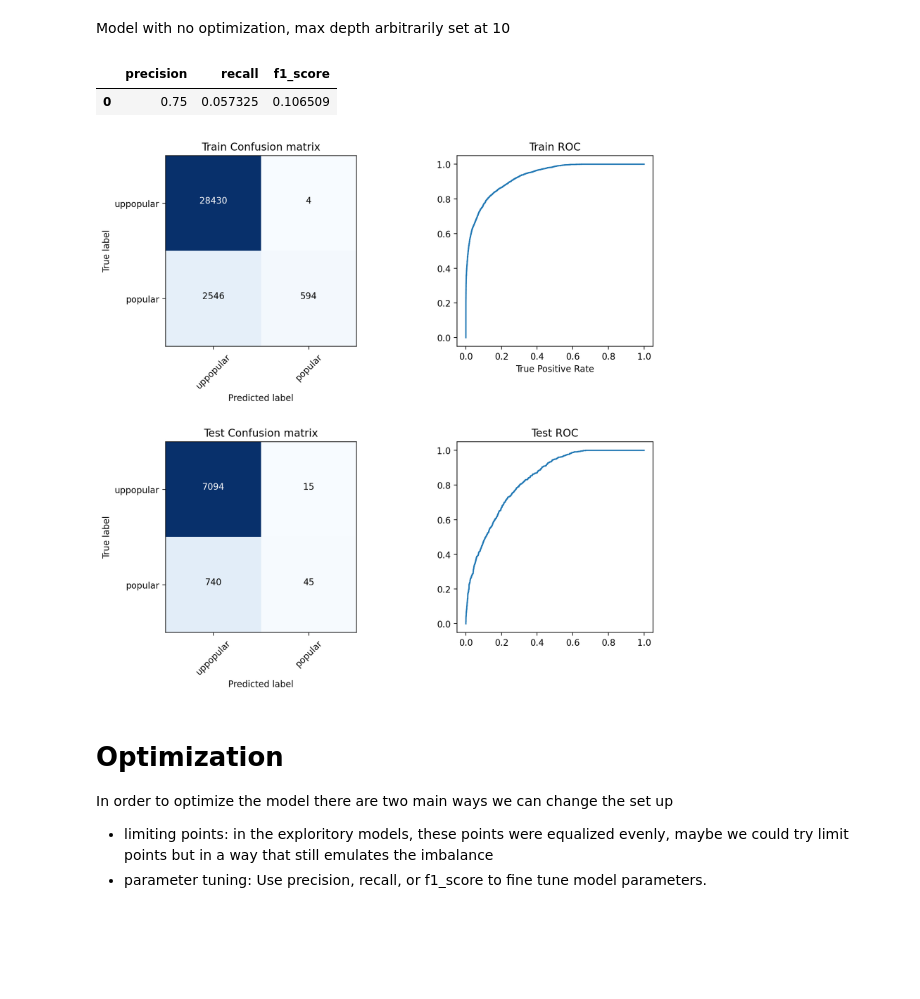
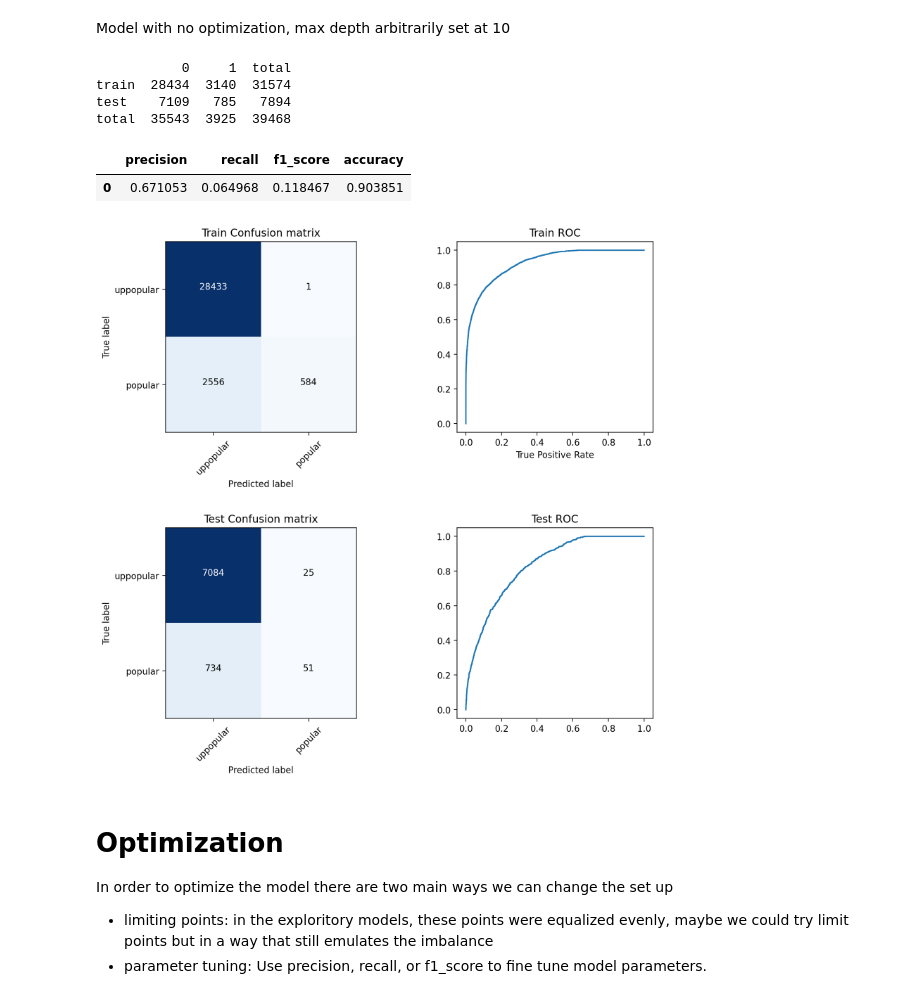
Before and after one commit to taracrutchfield/CapstoneTwo_ArticleShares, a Jupyter notebook: Model Optimization.ipynb, the cells around one changed output. Cells and saved outputs as stored; diff of their text form; code cells hidden in the pictures; blank space fills up the shorter version.

```diff
--- a/Model Optimization.ipynb
+++ b/Model Optimization.ipynb
@@ -59,7 +59,7 @@ def lim_entries(data,col_name,both=False,i=1):
         new = [new,data.drop(index=list(new.index))]
     return new
 
-def split_data(data,thresh,y_var='popularity',lim_i=0):
+def split_data(data,thresh,y_var='popularity',lim_i=0,print_y=False):
     """
     Labels entries as popular and unpopular given a certain threshold then limits data such that
     the two labels have an equal amount of entries. Then splits data into training and testing
@@ -87,6 +87,9 @@ def split_data(data,thresh,y_var='popularity',lim_i=0):
     if lim_i != 0:
         X_test = X_test.append(X_cut)
         y_test = y_test.append(y_cut)
+
+    if print_y==True:
+        print_values(y_train,y_test)
 
     return X_train, X_test, y_train, y_test
 
@@ -127,6 +130,7 @@ def test_model(model, X, y,print_score=True,plots=False,feat_importance=False):
         # precision, recall, and fscore_
         accuracy = precision_recall_fscore_support(y_test, y_pred_test,average='binary')
         accuracy = pd.DataFrame(accuracy[:-1], index=['precision','recall','f1_score']).T
+        accuracy['accuracy'] = accuracy_score(y_test, y_pred_test)
 
         if print_score == True:
             print(accuracy)
@@ -134,7 +138,9 @@ def test_model(model, X, y,print_score=True,plots=False,feat_importance=False):
     else:
         y_pred = model.predict(X)
         accuracy = precision_recall_fscore_support(y, y_pred,average='binary')
-        print(accuracy)
+        accuracy = pd.DataFrame(accuracy[:-1], index=['precision','recall','f1_score']).T
+        if print_score == True:
+            print(accuracy)
 
     if plots == True:
         plot(model,X,y,feat_importance)
@@ -186,9 +192,6 @@ def plot(model,X,y,feat_importance=False):
         y_pred = model.predict(X)
         y_pred_proba = model.predict_proba(X)[:, 1]
 
-        # f1 score
-        accuracy = f1_score(y, y_pred)
-        print(accuracy)
         # confusion matrix
         cnf_matrix= confusion_matrix(y, y_pred)
         # roc curve
@@ -197,10 +200,11 @@ def plot(model,X,y,feat_importance=False):
         plt.figure(figsize=(10,5),dpi=200)
         plt.subplots_adjust(hspace=0.5,wspace=0.5)
 
-        plt.subplot(121)
+        ax1 =plt.subplot(121)
         plot_confusion_matrix(cnf_matrix,classes=y_var_values, title='Confusion matrix')
 
-        plt.subplot(122)
+        ax2 = plt.subplot(122)
+        ax2.set_box_aspect(1)
         plt.title('ROC')
         plt.plot(fpr, tpr)
         plt.xlabel('False Positive Rate')
@@ -210,17 +214,34 @@ def plot(model,X,y,feat_importance=False):
             plt.figure(figsize=(10,5),dpi=200)
             plt.title('Feature Importance - Top 10')
             features = pd.Series(model.steps[1][1].feature_importances_,index=X.columns).sort_values(ascending=False)
-            features[:10].plot(kind='bar')
+            features[:10].plot(kind='bar',color='#6DB1BF')
+
+def print_values(y_train,y_test):
+    train = y_train.value_counts()
+    train = train.append(pd.Series({'total':train.sum()}))
+    train = pd.DataFrame(train,columns=['train'])
+
+    test = y_test.value_counts()
+    test = test.append(pd.Series({'total':test.sum()}))
+    test = pd.DataFrame(test,columns=['test'])
+
+    entries = train.join(test).T
+
+    print(entries.append(entries.sum().rename('total')))
 # %% [markdown]
 Model with no optimization, max depth arbitrarily set at 10
 # %%
 thresh = np.percentile(data.shares,[0,90])[1]
-X_train, X_test, y_train, y_test = split_data(data.copy(),thresh,'popularity')
+X_train, X_test, y_train, y_test = split_data(data.copy(),thresh,'popularity',print_y=True)
 model = make_model(X_train,y_train)
 test_model(model,(X_train, X_test), (y_train, y_test),print_score=False,plots=True)
 # %% [output]
+           0     1  total
+train  28434  3140  31574
+test    7109   785   7894
+total  35543  3925  39468
-|  | precision | recall | f1_score |
-| 0 | 0.75 | 0.057325 | 0.106509 |
+|  | precision | recall | f1_score | accuracy |
+| 0 | 0.671053 | 0.064968 | 0.118467 | 0.903851 |
 [figure]
 # %% [markdown]
 # Optimization
```
Also changed, not shown: parts of 5 cells of this notebook, 2 other files.
